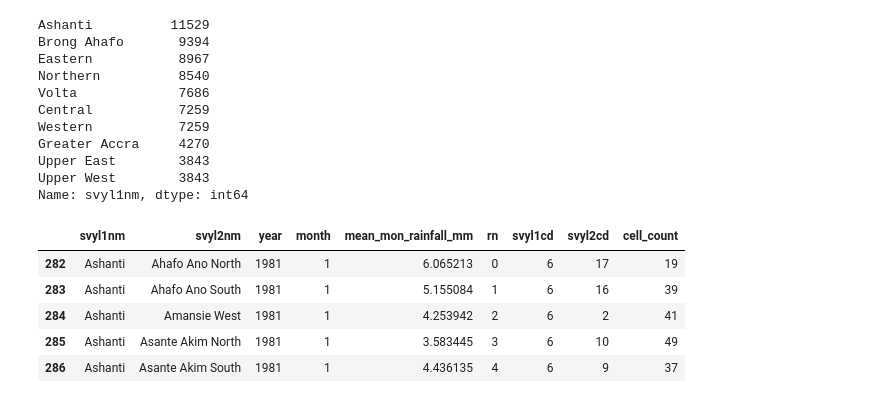
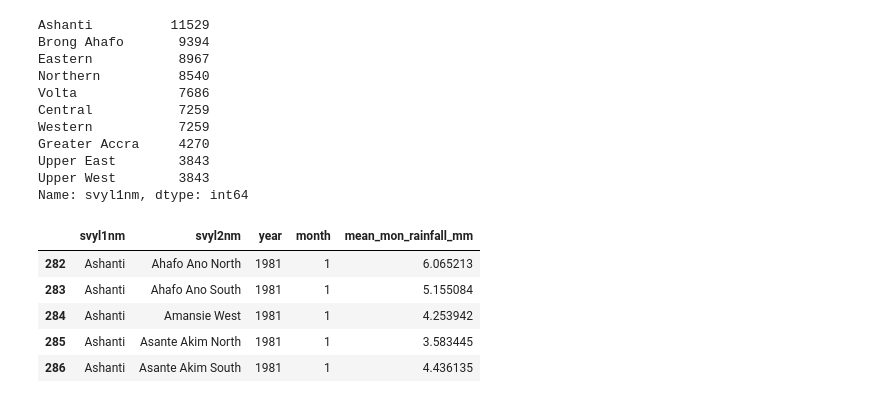
Before and after one commit to doski-codes/azubi-hackathon, a Jupyter notebook: Hackathon.ipynb, the cells around one changed output. Cells and saved outputs as stored; diff of their text form; code cells hidden in the pictures.

```diff
--- a/Hackathon.ipynb
+++ b/Hackathon.ipynb
@@ -257,8 +265,8 @@ for i in df['time']:
     m = round((i % y) * 100)
     year.append(y)
     month.append(m)
-df['year'] = year
-df['month'] = month
+df.loc[:, 'year'] = year
+df.loc[:, 'month'] = month
 # %% [output]
 A value is trying to be set on a copy of a slice from a DataFrame.
 Try using .loc[row_indexer,col_indexer] = value instead
@@ -358,12 +372,12 @@ Upper West        3843
 Name: svyl1nm, dtype: int64
 # %%
 # Create new dataframe with selected columns
-df = df[['svyl1nm', 'svyl2nm', 'year', 'month', 'mean_mon_rainfall_mm', 'rn', 'svyl1cd', 'svyl2cd', 'cell_count']]
+df = df[['svyl1nm', 'svyl2nm', 'year', 'month', 'mean_mon_rainfall_mm']]
 df.head()
 # %% [output]
-|  | svyl1nm | svyl2nm | year | month | mean_mon_rainfall_mm | rn | svyl1cd | svyl2cd | cell_count |
-| 282 | Ashanti | Ahafo Ano North | 1981 | 1 | 6.065213 | 0 | 6 | 17 | 19 |
-| 283 | Ashanti | Ahafo Ano South | 1981 | 1 | 5.155084 | 1 | 6 | 16 | 39 |
-| 284 | Ashanti | Amansie West | 1981 | 1 | 4.253942 | 2 | 6 | 2 | 41 |
-| 285 | Ashanti | Asante Akim North | 1981 | 1 | 3.583445 | 3 | 6 | 10 | 49 |
-| 286 | Ashanti | Asante Akim South | 1981 | 1 | 4.436135 | 4 | 6 | 9 | 37 |
+|  | svyl1nm | svyl2nm | year | month | mean_mon_rainfall_mm |
+| 282 | Ashanti | Ahafo Ano North | 1981 | 1 | 6.065213 |
+| 283 | Ashanti | Ahafo Ano South | 1981 | 1 | 5.155084 |
+| 284 | Ashanti | Amansie West | 1981 | 1 | 4.253942 |
+| 285 | Ashanti | Asante Akim North | 1981 | 1 | 3.583445 |
+| 286 | Ashanti | Asante Akim South | 1981 | 1 | 4.436135 |
```
Also changed, not shown: parts of 12 cells of this notebook.
